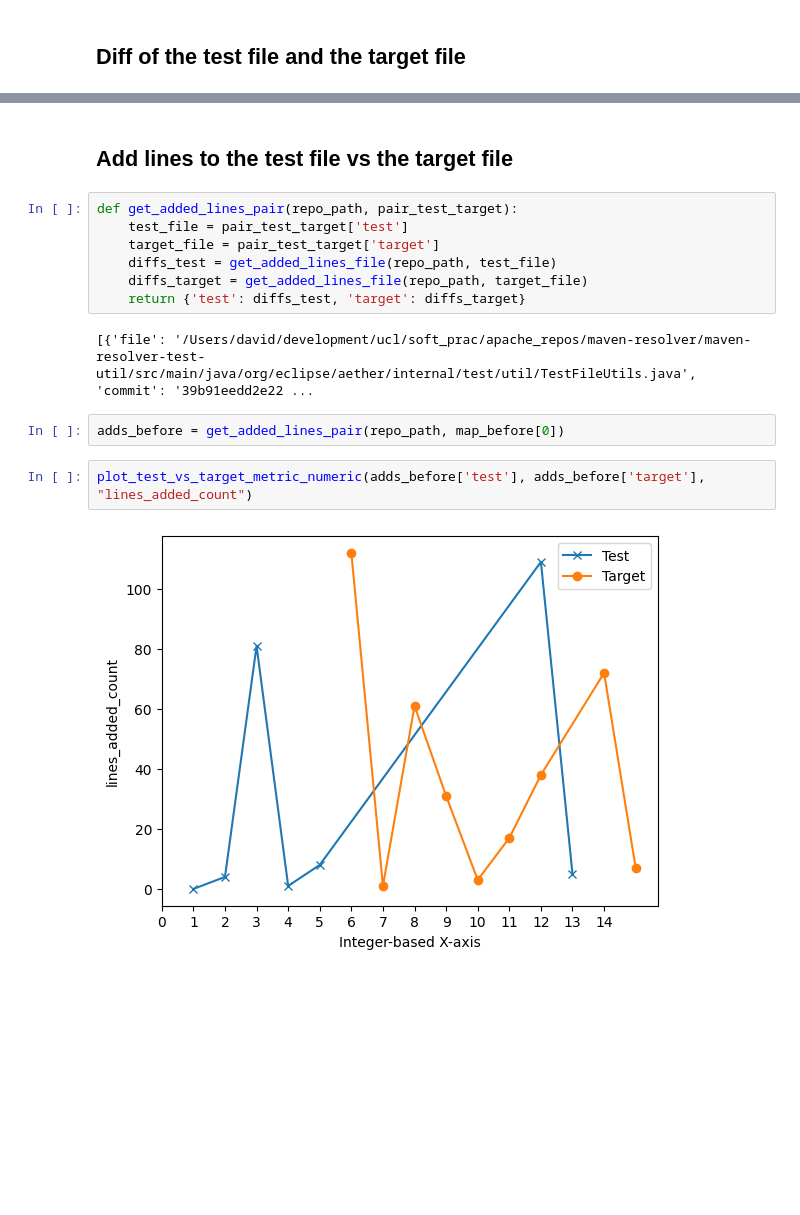
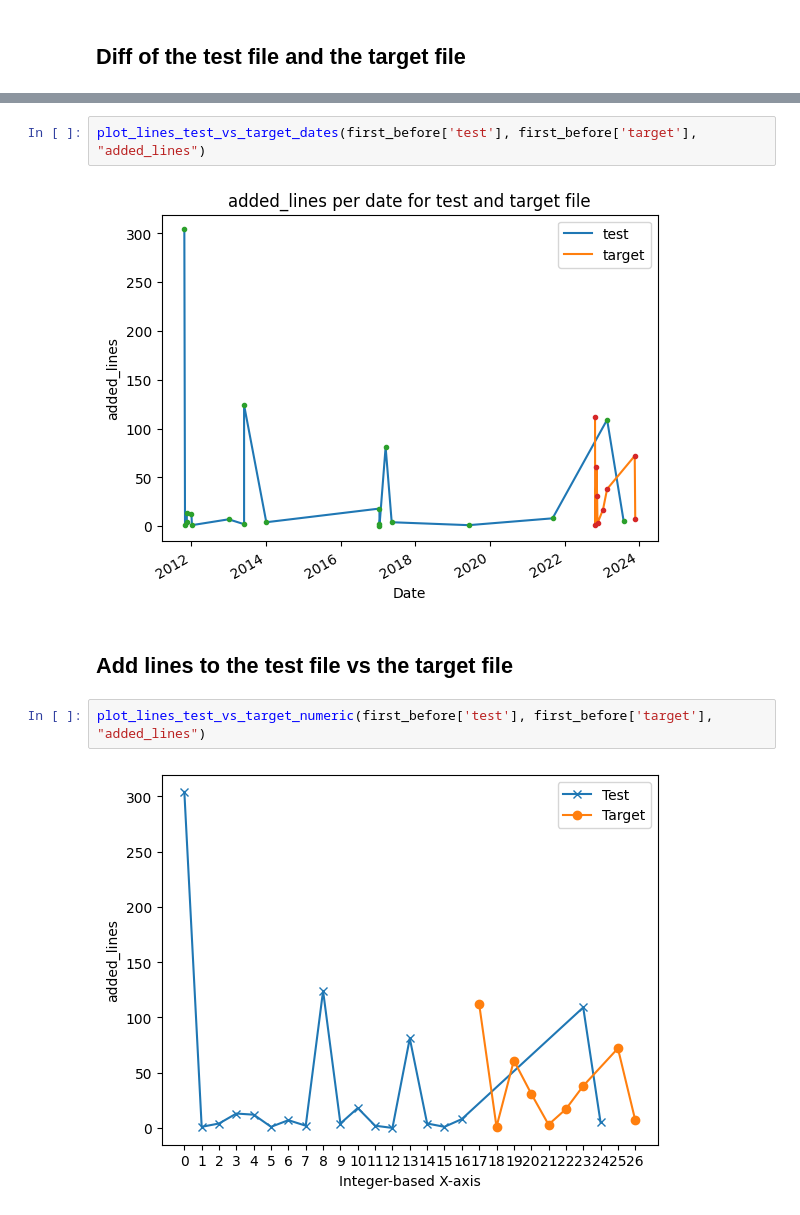
Before and after one commit to davidfrisch/sdp_cw2, a Jupyter notebook: main_java_tests.ipynb, the cells around one changed output, grey strips where cells are left out. Cells and saved outputs as stored; diff of their text form; blank space fills up the shorter version.

```diff
--- a/main_java_tests.ipynb
+++ b/main_java_tests.ipynb
@@ -58,18 +56,11 @@ plot_lines_test_vs_target_dates(diffs_before['test'], diffs_before['target'], "c
+# %%
+plot_lines_test_vs_target_dates(first_before['test'], first_before['target'], "added_lines")
+# %% [output]
+[figure, added]
 # %% [markdown]
 ## Add lines to the test file vs the target file
-# %%
-def get_added_lines_pair(repo_path, pair_test_target):
-    test_file = pair_test_target['test']
-    target_file = pair_test_target['target']
-    diffs_test = get_added_lines_file(repo_path, test_file)
-    diffs_target = get_added_lines_file(repo_path, target_file)
-    return {'test': diffs_test, 'target': diffs_target}
-# %% [output]
-[{'file': '/Users/david/development/ucl/soft_prac/apache_repos/maven-resolver/maven-resolver-test-util/src/main/java/org/eclipse/aether/internal/test/util/TestFileUtils.java', 'commit': '39b91eedd2e22 ...
-# %%
-adds_before = get_added_lines_pair(repo_path, map_before[0])
-# %%
-plot_test_vs_target_metric_numeric(adds_before['test'], adds_before['target'], "lines_added_count")
-# %% [output]
-[figure, removed]
+# %%
+plot_lines_test_vs_target_numeric(first_before['test'], first_before['target'], "added_lines")
+# %% [output]
+[figure, added]
 # %%
```
Also changed, not shown: parts of 11 cells of this notebook, 6 other files.
